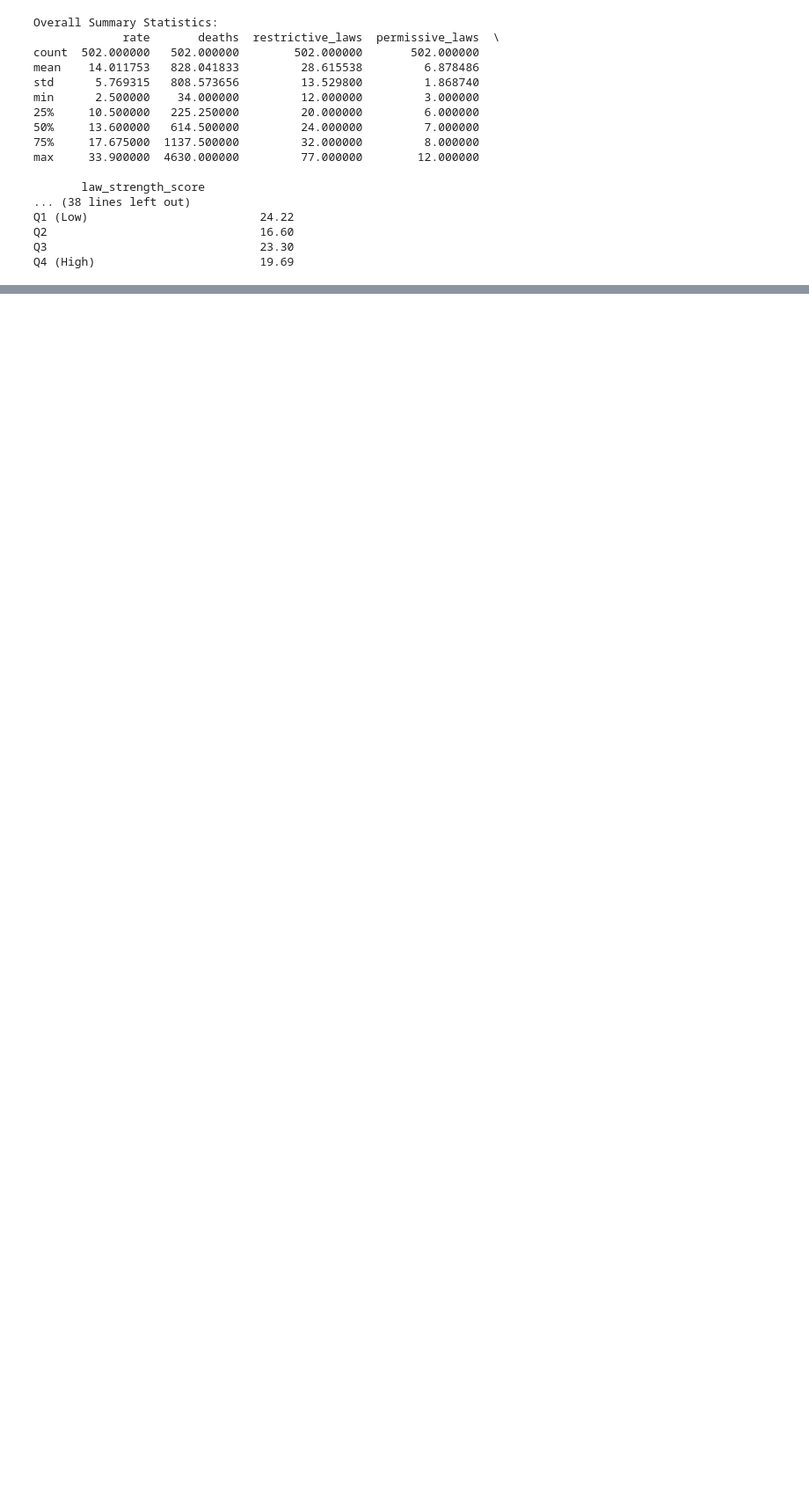
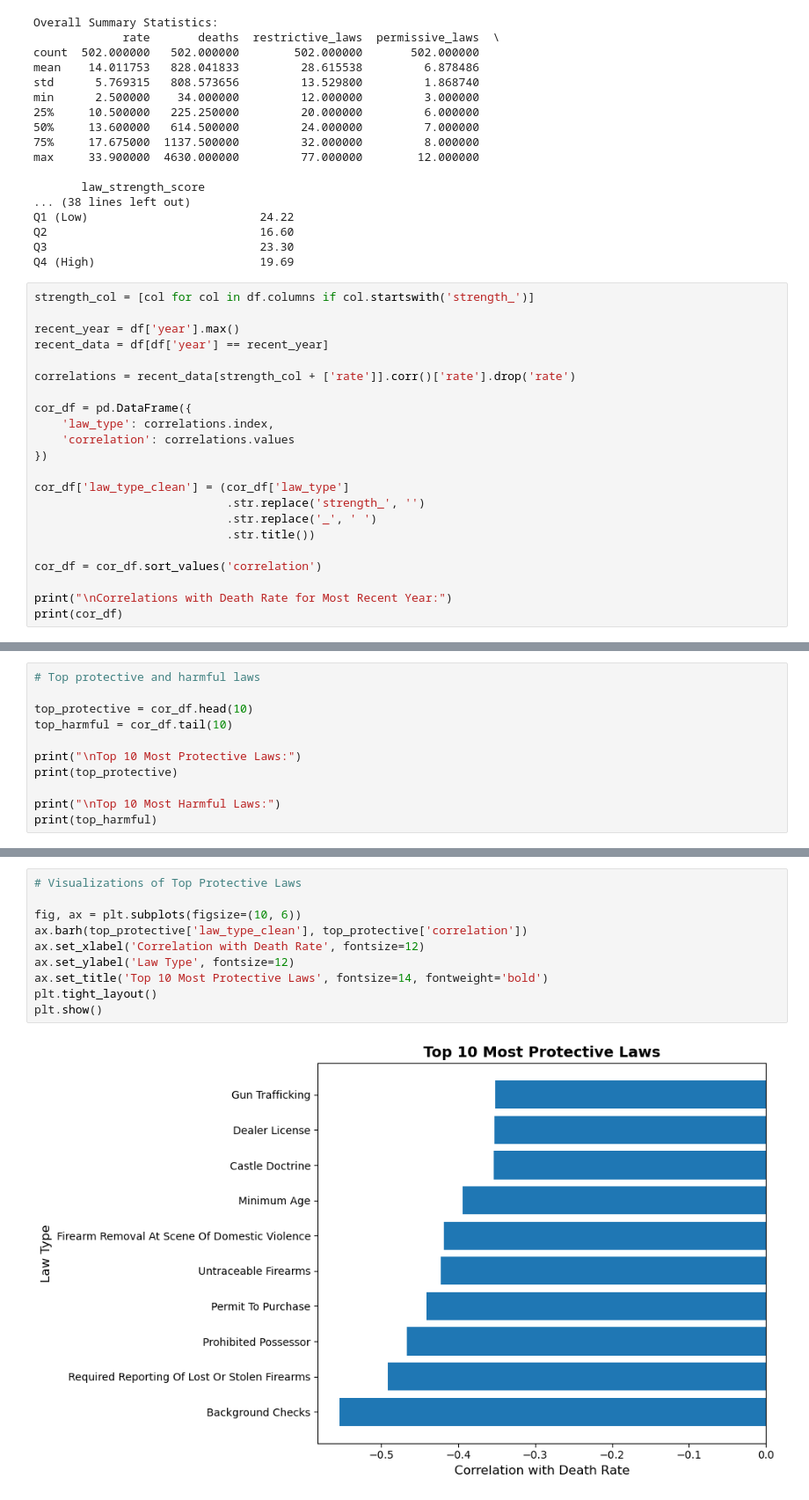
Before and after one commit to chloeob74/gun_policy_analysis, a Jupyter notebook: notebooks/eda.ipynb, the cells around one changed output, grey strips where cells are left out. Shown at 88% size. Cells and saved outputs as stored; diff of their text form; blank space fills up the shorter version.

```diff
--- a/notebooks/eda.ipynb
+++ b/notebooks/eda.ipynb
@@ -667,3 +667,25 @@ Q1 (Low)                         24.22
 Q2                               16.60
 Q3                               23.30
 Q4 (High)                        19.69
+# %%
+strength_col = [col for col in df.columns if col.startswith('strength_')]
+
+recent_year = df['year'].max()
+recent_data = df[df['year'] == recent_year]
+
+correlations = recent_data[strength_col + ['rate']].corr()['rate'].drop('rate')
+
+cor_df = pd.DataFrame({
+    'law_type': correlations.index,
+    'correlation': correlations.values
+})
+
+cor_df['law_type_clean'] = (cor_df['law_type']
+                            .str.replace('strength_', '')
+                            .str.replace('_', ' ')
+                            .str.title())
+
+cor_df = cor_df.sort_values('correlation')
+
+print("\nCorrelations with Death Rate for Most Recent Year:")
+print(cor_df)
@@ -669,0 +710,11 @@ Q4 (High)                        19.69
+# %%
+# Top protective and harmful laws
+
+top_protective = cor_df.head(10)
+top_harmful = cor_df.tail(10)
+
+print("\nTop 10 Most Protective Laws:")
+print(top_protective)
+
+print("\nTop 10 Most Harmful Laws:")
+print(top_harmful)
@@ -669,0 +739,12 @@ Q4 (High)                        19.69
+# %%
+# Visualizations of Top Protective Laws
+
+fig, ax = plt.subplots(figsize=(10, 6))
+ax.barh(top_protective['law_type_clean'], top_protective['correlation'])
+ax.set_xlabel('Correlation with Death Rate', fontsize=12)
+ax.set_ylabel('Law Type', fontsize=12)
+ax.set_title('Top 10 Most Protective Laws', fontsize=14, fontweight='bold')
+plt.tight_layout()
+plt.show()
+# %% [output]
+[figure, added]
```
Also changed, not shown: parts of 2 cells of this notebook, 1 other file.
